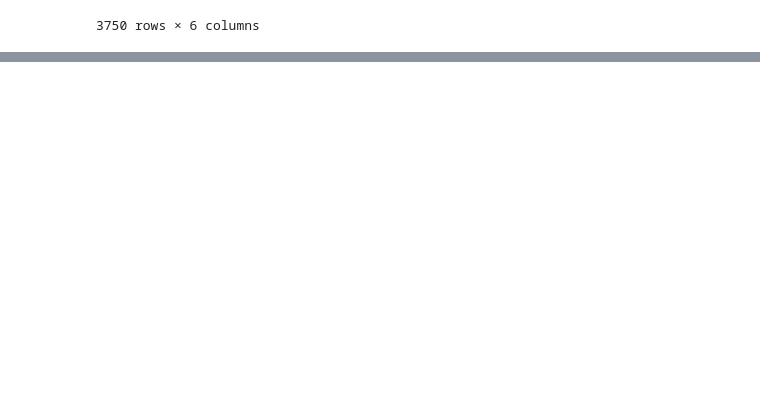
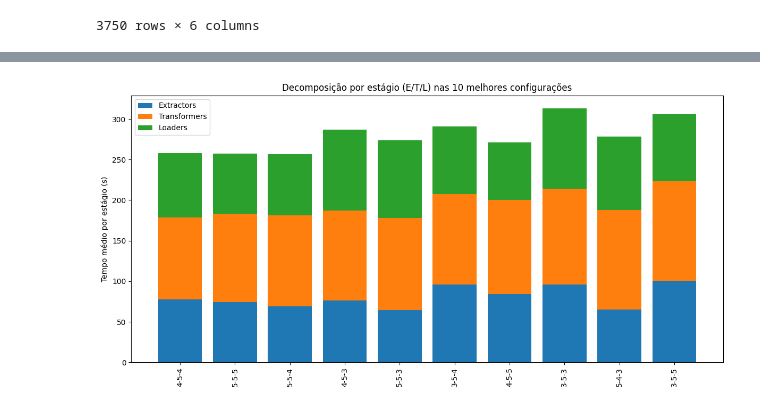
Before and after one commit to offcomputer/usp-airflow-project, a Jupyter notebook: src/notebooks/results.ipynb, the cells around one changed output, grey strips where cells are left out. Saved outputs shown, nothing was run; the diff lists cells and outputs as text; code cells hidden in the pictures; blank space fills up the shorter version.

```diff
--- a/src/notebooks/results.ipynb
+++ b/src/notebooks/results.ipynb
@@ -195,0 +210,24 @@ plt.show()
+# %%
+N = 10
+best = agg_result.nsmallest(N, "mean_time").copy().reset_index(drop=True)
+
+x = np.arange(len(best))
+width = 0.8
+
+e = best["mean_extractors"].values
+t = best["mean_transformers"].values
+l = best["mean_loaders"].values
+
+plt.figure(figsize=(12, 6))
+plt.bar(x, e, width, label="Extractors")
+plt.bar(x, t, width, bottom=e, label="Transformers")
+plt.bar(x, l, width, bottom=e+t, label="Loaders")
+
+plt.xticks(x, best["tasks"], rotation=90)
+plt.ylabel("Tempo médio por estágio (s)")
+plt.title(f"Decomposição por estágio (E/T/L) nas {N} melhores configurações")
+plt.legend()
+plt.tight_layout()
+plt.show()
+# %% [output]
+[figure, added]
```
Also changed, not shown: parts of 15 cells of this notebook.
